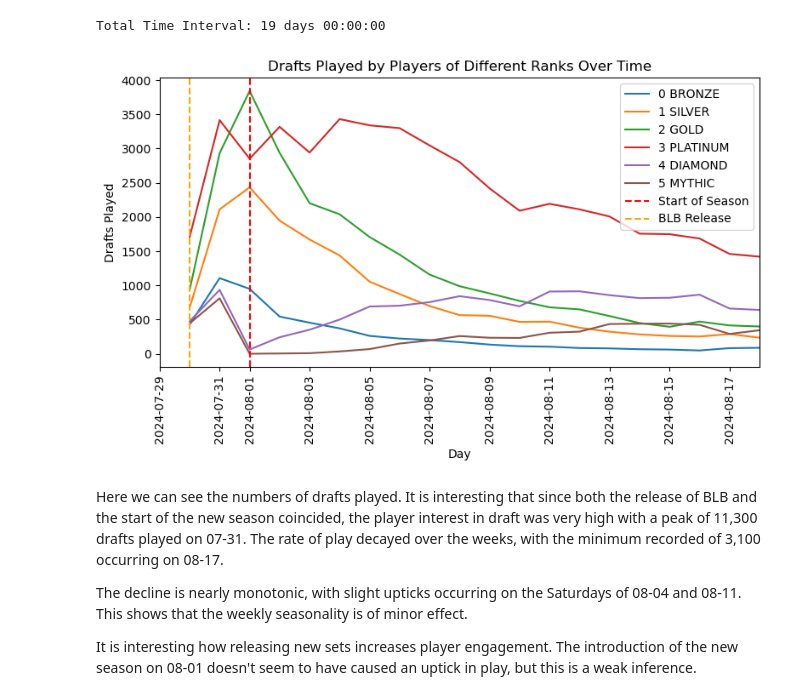
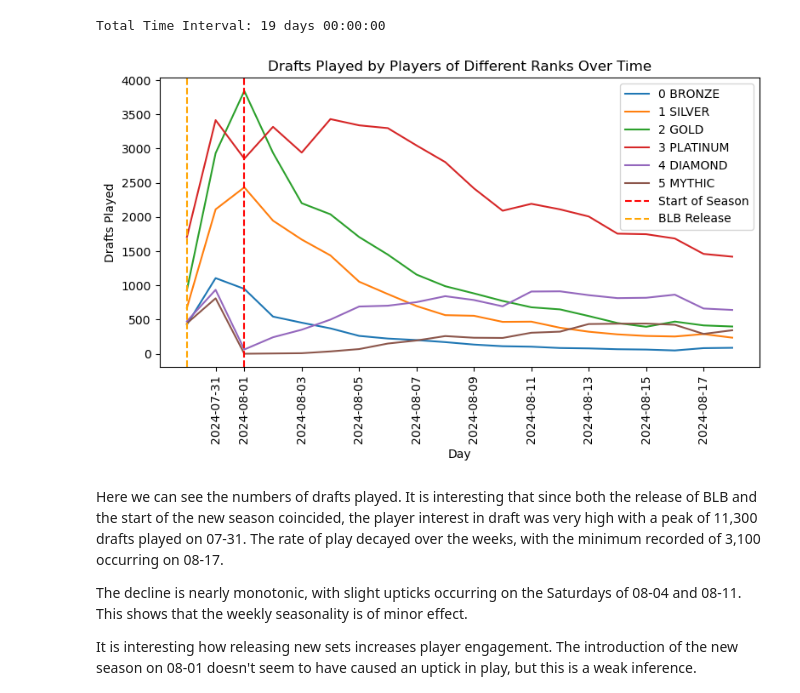
Before and after one commit to meehljd/mtg-modeling, a Jupyter notebook: notebooks/02-draft-data/02-30-draft-eda-BLB-games.ipynb, the cells around one changed output. Drawn from its saved outputs; the diff is of its cells as text; code cells hidden in the pictures.

```diff
--- a/notebooks/02-draft-data/02-30-draft-eda-BLB-games.ipynb
+++ b/notebooks/02-draft-data/02-30-draft-eda-BLB-games.ipynb
@@ -811,23 +836,23 @@ Total Time Interval: 19 days 00:00:00
 # %%
 plt.figure(figsize=(8, 5))
 sns.lineplot(data=rank_time_df, x="draft_time", y="count", hue="rank_name")
-plt.xlim(pd.to_datetime("2024-07-29"), rank_time_df["draft_time"].max())
+plt.xlim = (pd.to_datetime("2024-07-29"), rank_time_df["draft_time"].max())
 
 plt.axvline(
     x=pd.to_datetime("2024-08-01"), color="red", linestyle="--", label="Start of Season"
 )
 plt.axvline(
     x=pd.to_datetime("2024-07-30"), color="orange", linestyle="--", label="BLB Release"
 )
 plt.xticks(rotation=90)
 plt.title("Drafts Played by Players of Different Ranks Over Time")
 plt.xlabel("Day")
 plt.ylabel("Drafts Played")
 plt.legend()
 plt.tight_layout()
 plt.show()
 # %% [output]
-[figure, old version]
+[figure, new version]
 # %% [markdown]
 Here we can see the numbers of drafts played.  It is interesting that since both the release of BLB
 and the start of the new season coincided, the player interest in draft was very high with a peak
```
Also changed, not shown: parts of 19 cells of this notebook, 21 other files.
